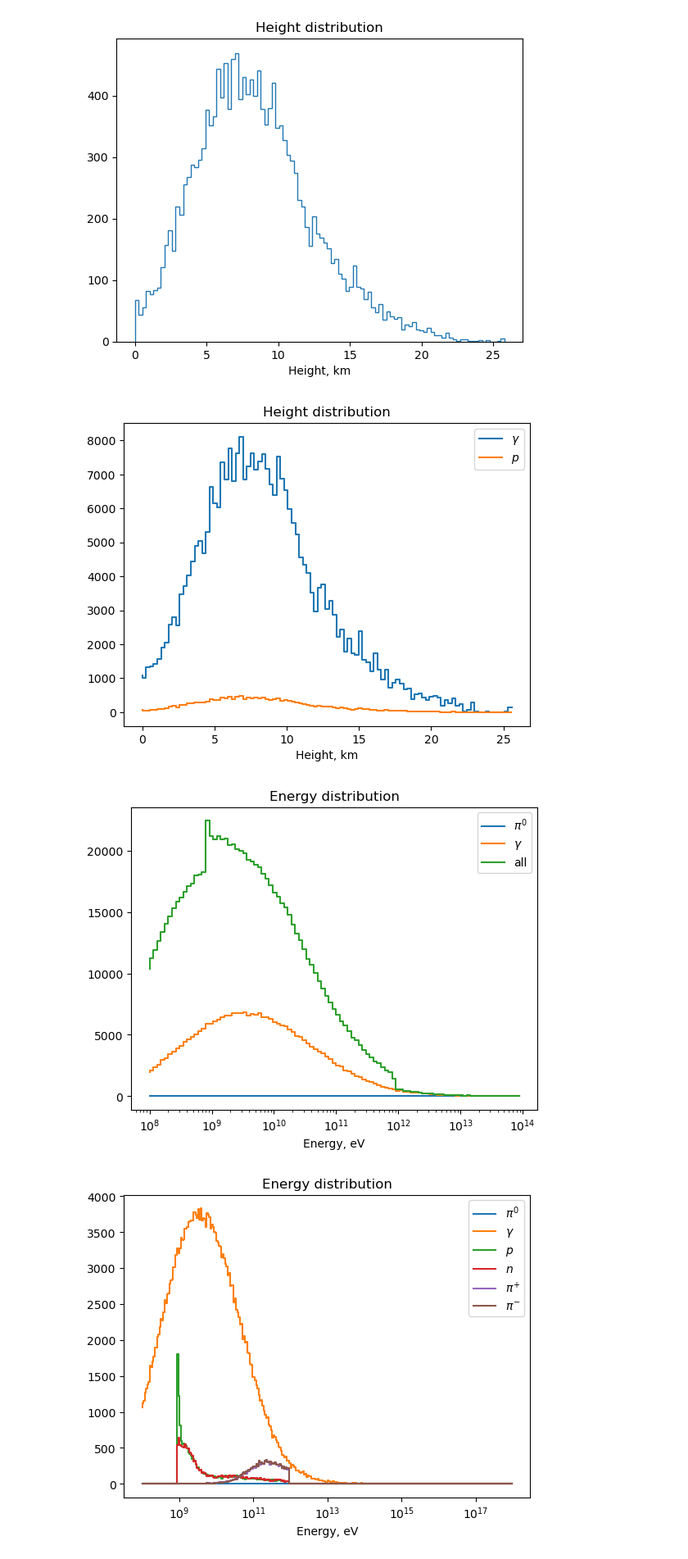
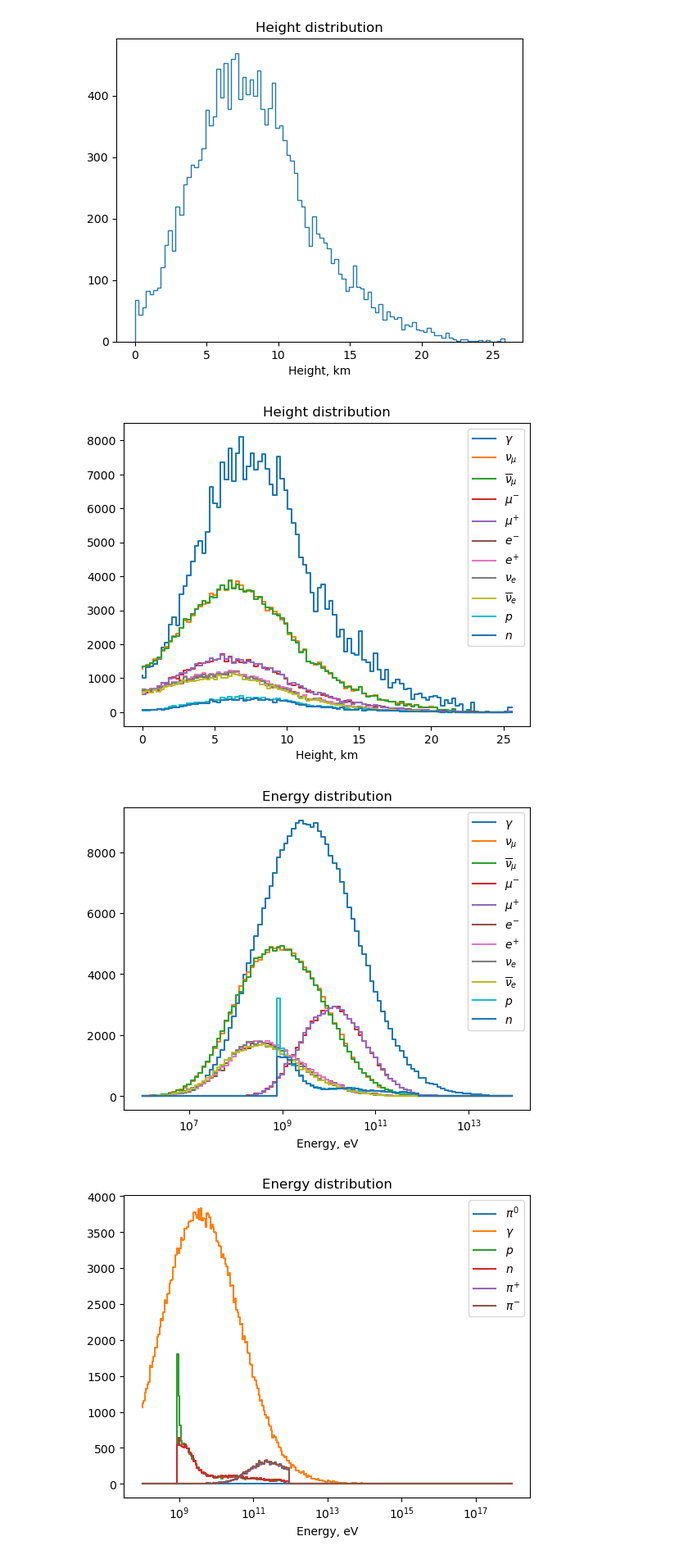
Before and after one commit to jncots/xmax_sigma, a Jupyter notebook: examples/test_cascade_driver.ipynb, the cells around one changed output. Shown at 82% size. Drawn from its saved outputs; the diff is of its cells as text; code cells hidden in the pictures.

```diff
--- a/examples/test_cascade_driver.ipynb
+++ b/examples/test_cascade_driver.ipynb
@@ -98,14 +106,14 @@ ca.plot_height(2212)
 Min = 0.00 km, Max = 25.78 km
 [figure]
 # %%
-ca.plot_height_list(pids = [22,2212])
+ca.plot_height_list(pids = [22,14, -14, 13, -13, 11, -11, 12, -12, 2212, 2112], all_pids = False)
 # %% [output]
-[figure, old version]
+[figure, new version]
 # %%
-ca.plot_energy_list(pids = [111, 22],
-                    all_pids = True, xrange = (1e8, 1e14), nbins = 100)
+ca.plot_energy_list(pids = [22,14, -14, 13, -13, 11, -11, 12, -12, 2212, 2112],
+                    all_pids = False, xrange = (1e6, 1e14), nbins = 100)
 # %% [output]
-[figure, old version]
+[figure, new version]
 # %%
 ca.plot_energy_list(pids = [111,22,2212, 2112, 211, -211],
                     all_pids = False, xrange = (1e8, 1e18), nbins = 300)
```
Also changed, not shown: parts of 2 cells of this notebook, 1 other file.
